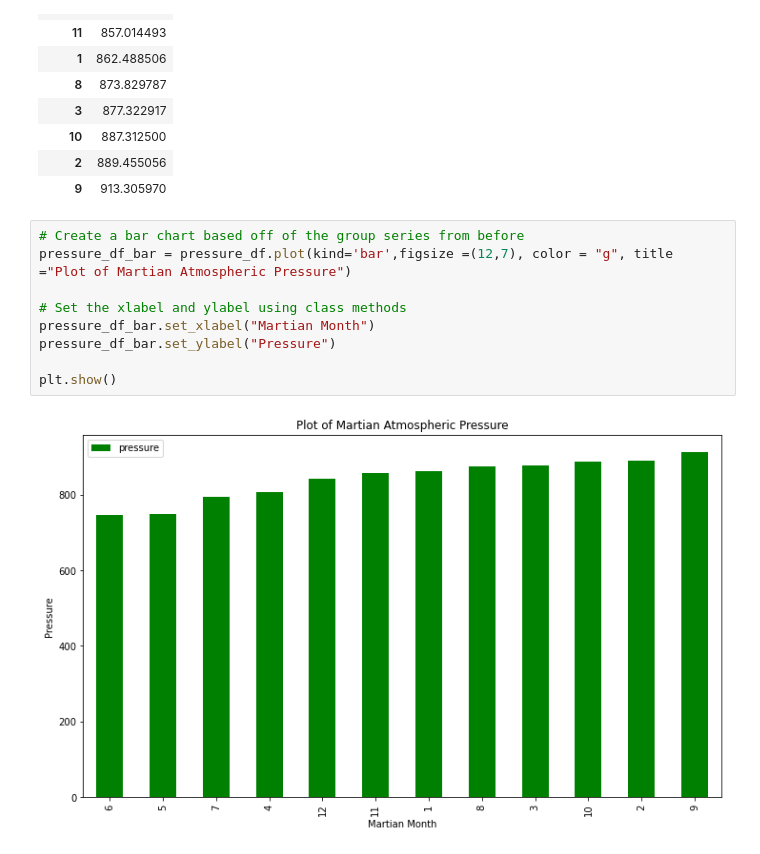
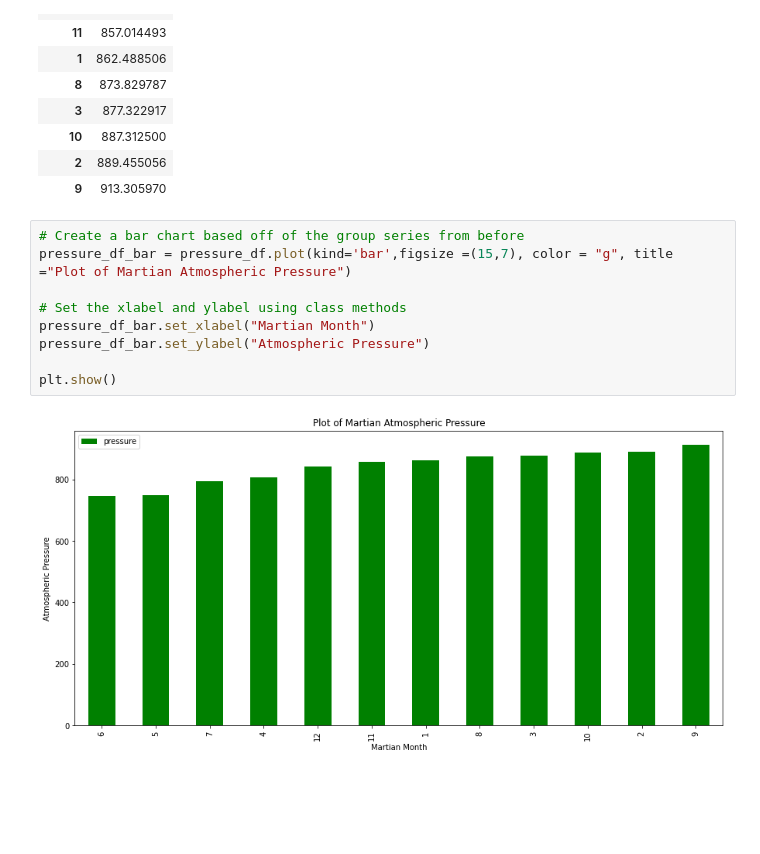
Before and after one commit to nnamdiilokah/Mission-to-Mars, a Jupyter notebook: mars_data_challenge_part_2.ipynb, the cells around one changed output. Saved outputs shown, nothing was run; the diff lists cells and outputs as text; blank space fills up the shorter version.

```diff
--- a/mars_data_challenge_part_2.ipynb
+++ b/mars_data_challenge_part_2.ipynb
@@ -138,12 +138,12 @@ pressure_df
 | 9 | 913.305970 |
 # %%
 # Create a bar chart based off of the group series from before
-pressure_df_bar = pressure_df.plot(kind='bar',figsize =(12,7), color = "g", title ="Plot of Martian Atmospheric Pressure")
+pressure_df_bar = pressure_df.plot(kind='bar',figsize =(15,7), color = "g", title ="Plot of Martian Atmospheric Pressure")
 
 # Set the xlabel and ylabel using class methods
 pressure_df_bar.set_xlabel("Martian Month")
-pressure_df_bar.set_ylabel("Pressure")
+pressure_df_bar.set_ylabel("Atmospheric Pressure")
 
 plt.show()
 # %% [output]
-[figure, old version]
+[figure, new version]
```
Also changed, not shown: parts of 10 cells of this notebook.
